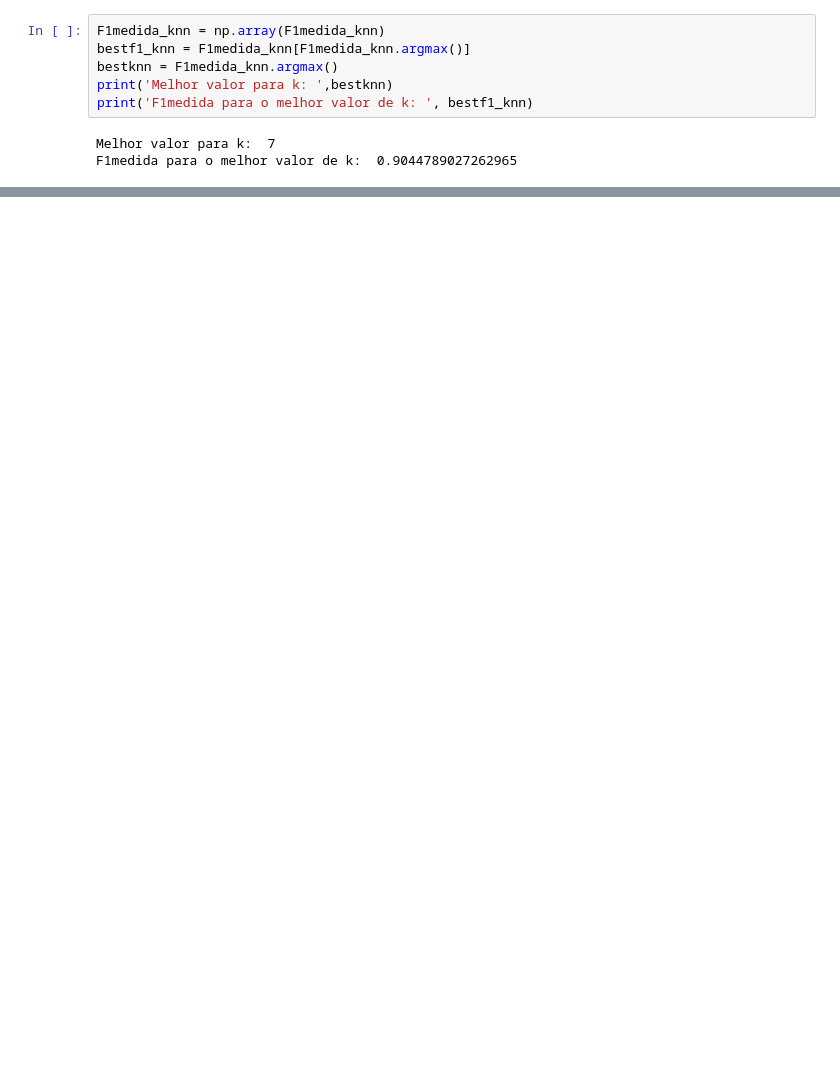
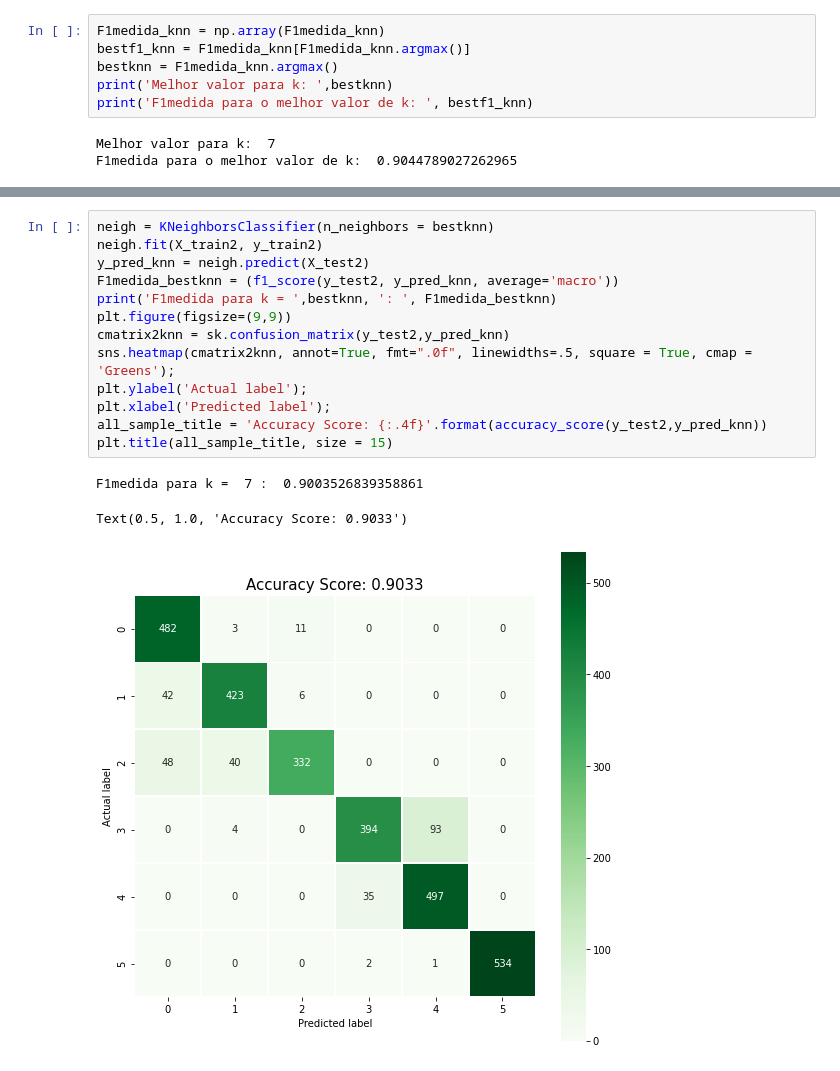
Before and after one commit to arlindots/maclea, a Jupyter notebook: efcdois.ipynb, the cells around one changed output, grey strips where cells are left out. Drawn from its saved outputs; the diff is of its cells as text; blank space fills up the shorter version.

```diff
--- a/efcdois.ipynb
+++ b/efcdois.ipynb
@@ -294,0 +268,17 @@ F1medida para o melhor valor de k:  0.9044789027262965
+# %%
+neigh = KNeighborsClassifier(n_neighbors = bestknn)
+neigh.fit(X_train2, y_train2)
+y_pred_knn = neigh.predict(X_test2)
+F1medida_bestknn = (f1_score(y_test2, y_pred_knn, average='macro'))
+print('F1medida para k = ',bestknn, ': ', F1medida_bestknn)
+plt.figure(figsize=(9,9))
+cmatrix2knn = sk.confusion_matrix(y_test2,y_pred_knn)
+sns.heatmap(cmatrix2knn, annot=True, fmt=".0f", linewidths=.5, square = True, cmap = 'Greens');
+plt.ylabel('Actual label');
+plt.xlabel('Predicted label');
+all_sample_title = 'Accuracy Score: {:.4f}'.format(accuracy_score(y_test2,y_pred_knn))
+plt.title(all_sample_title, size = 15)
+# %% [output]
+F1medida para k =  7 :  0.9003526839358861
+Text(0.5, 1.0, 'Accuracy Score: 0.9033')
+[figure, added]
```
Also changed, not shown: parts of 15 cells of this notebook.
